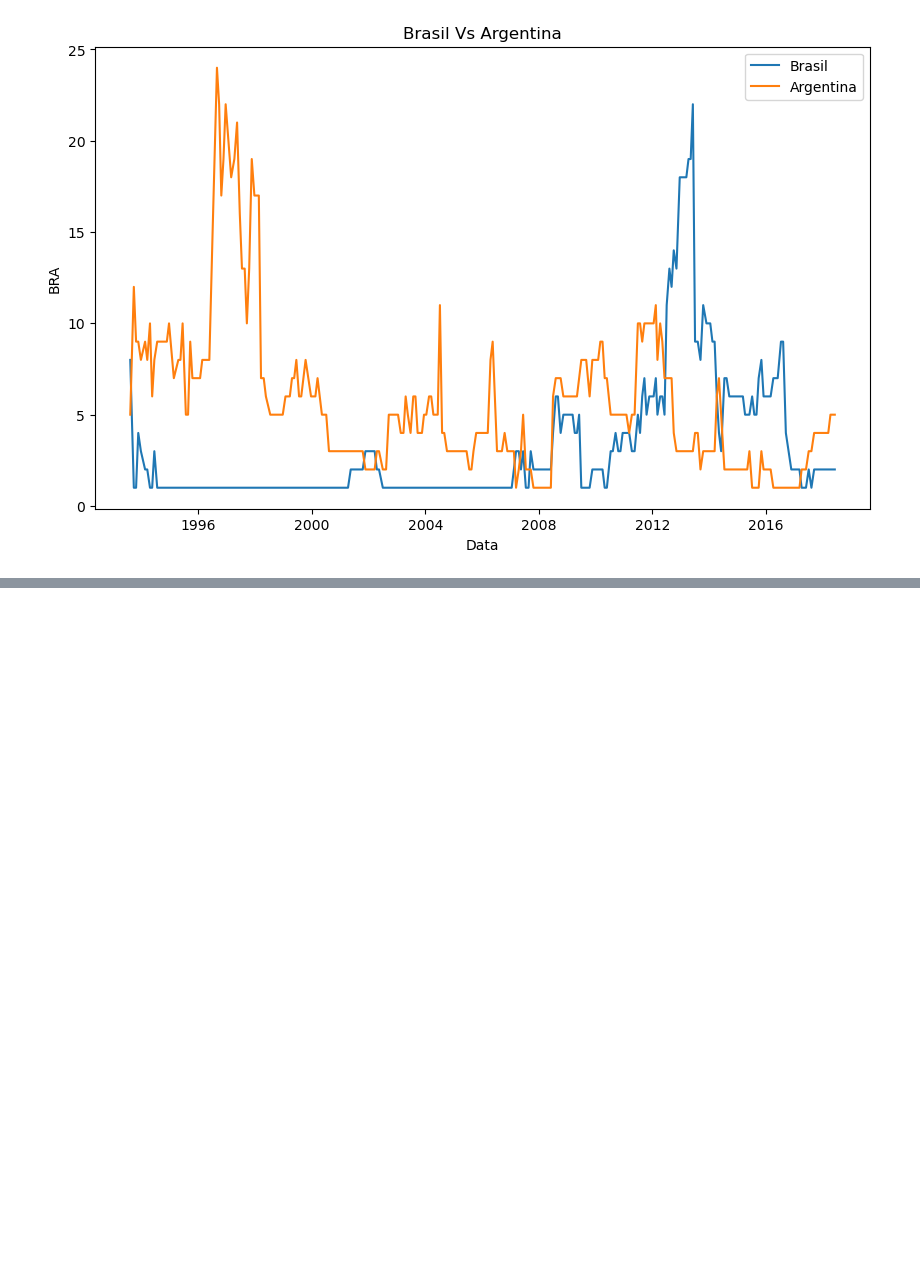
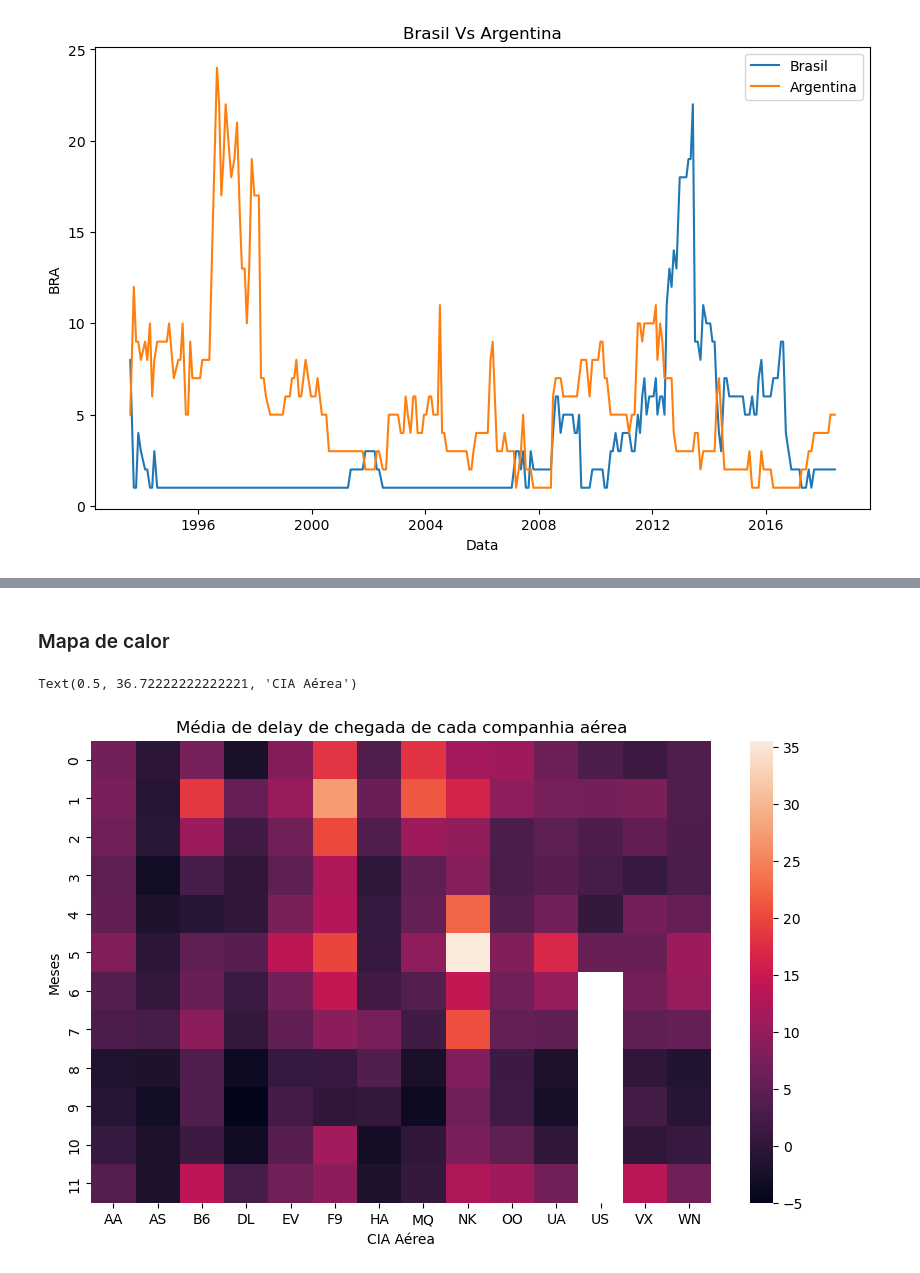
Before and after one commit to marcoapss98/Estudo_Bibliotecas, a Jupyter notebook: Seaborn.ipynb, the cells around one changed output, grey strips where cells are left out. Saved outputs shown, nothing was run; the diff lists cells and outputs as text; code cells hidden in the pictures; blank space fills up the shorter version.

```diff
--- a/Seaborn.ipynb
+++ b/Seaborn.ipynb
@@ -41,0 +69,13 @@ sns.lineplot(data=dados_fifa['ARG'], label = 'Argentina')
+# %% [markdown]
+### Mapa de calor
+# %%
+#Plotando um mapa de calor sem os valores (annot = False por padrão)
+plt.figure(figsize = (10,6))
+plt.title('Média de delay de chegada de cada companhia aérea')
+
+sns.heatmap(data = dados_voos.iloc[:,1:])
+plt.ylabel('Meses') #Nomeando o eixo y
+plt.xlabel('CIA Aérea') #Nomeando o eixo x
+# %% [output]
+Text(0.5, 36.72222222222221, 'CIA Aérea')
+[figure, added]
```
Also changed, not shown: parts of 6 cells of this notebook.
